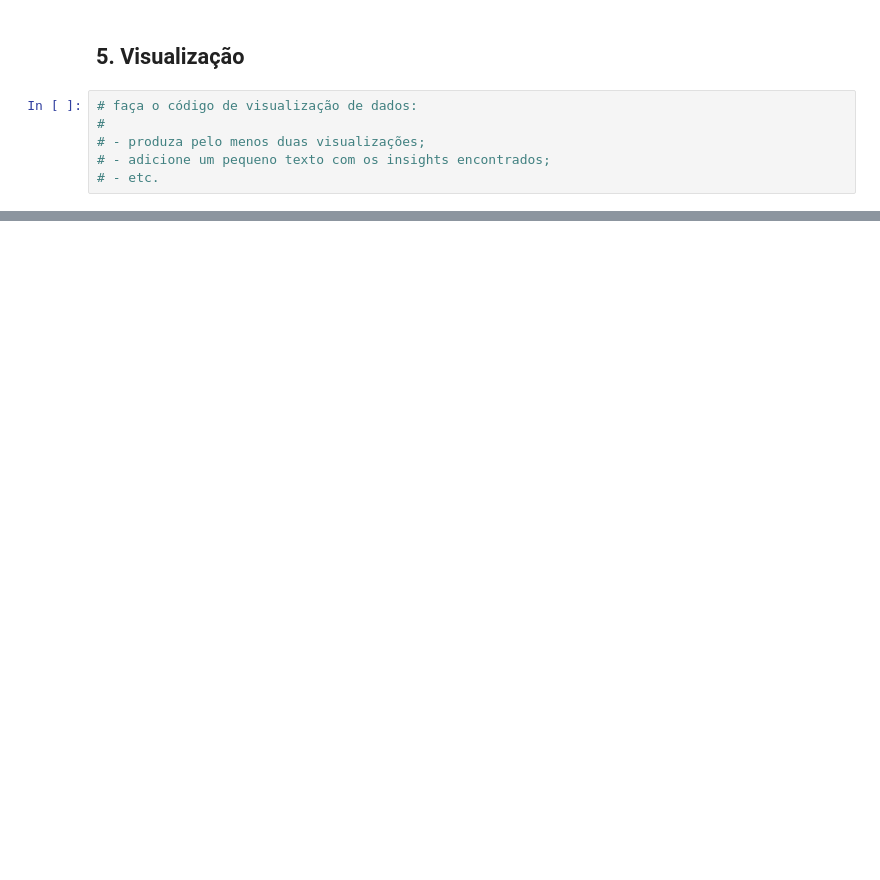
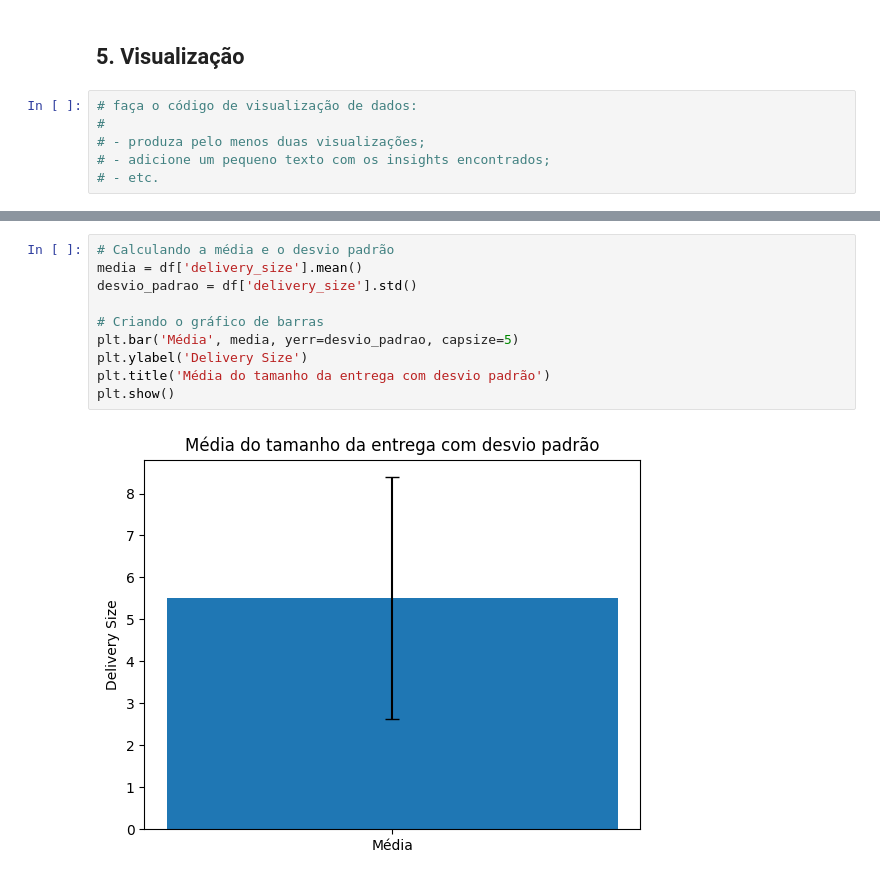
Before and after one commit to leaop/Cursos, a Jupyter notebook: EBAC/atividade16_projeto1.ipynb, the cells around one changed output, grey strips where cells are left out. Cells and saved outputs as stored; diff of their text form; blank space fills up the shorter version.

```diff
--- a/EBAC/atividade16_projeto1.ipynb
+++ b/EBAC/atividade16_projeto1.ipynb
@@ -168,0 +317,12 @@ Error:
+# %%
+# Calculando a média e o desvio padrão
+media = df['delivery_size'].mean()
+desvio_padrao = df['delivery_size'].std()
+
+# Criando o gráfico de barras
+plt.bar('Média', media, yerr=desvio_padrao, capsize=5)
+plt.ylabel('Delivery Size')
+plt.title('Média do tamanho da entrega com desvio padrão')
+plt.show()
+# %% [output]
+[figure, added]
```
Also changed, not shown: parts of 23 cells of this notebook.
